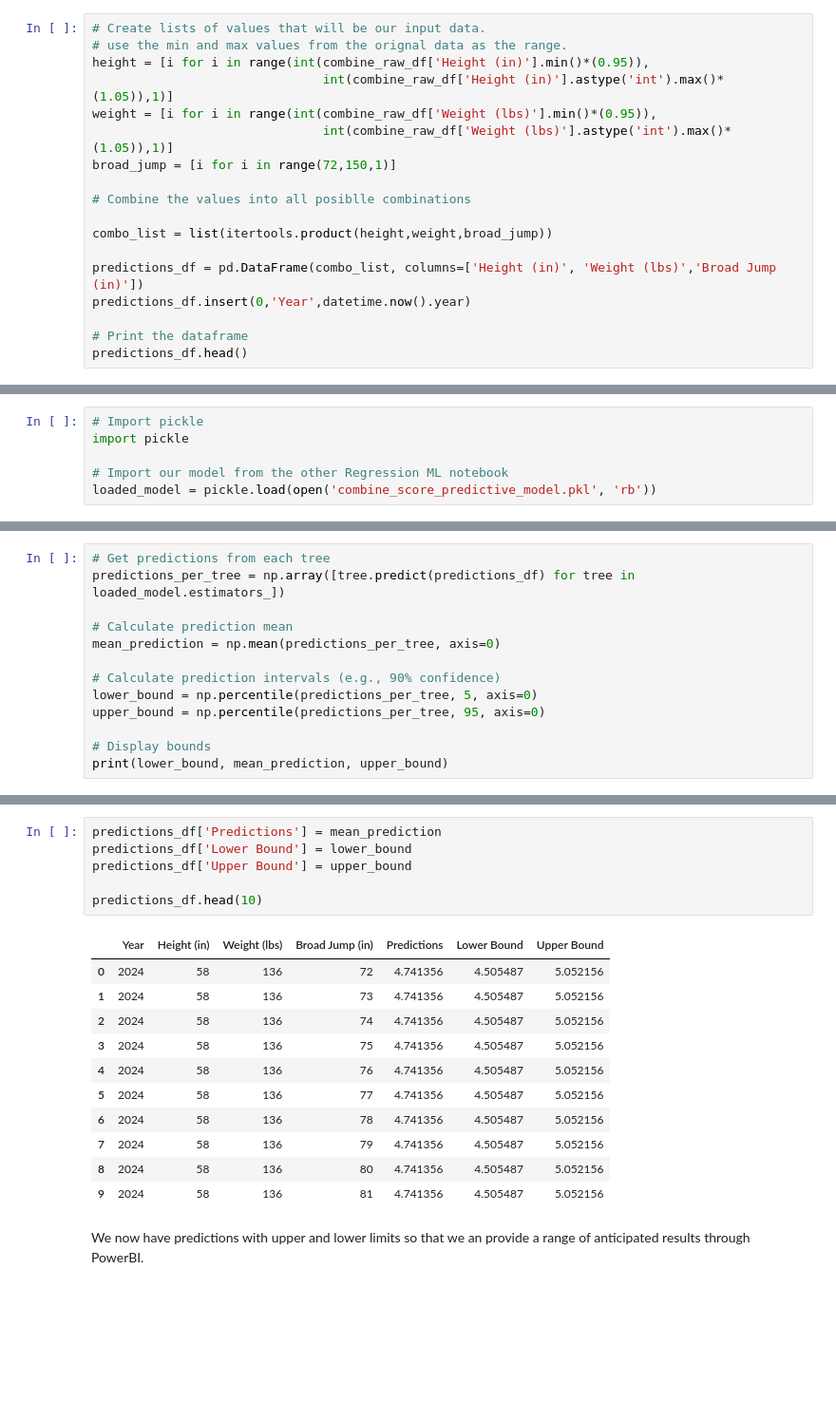
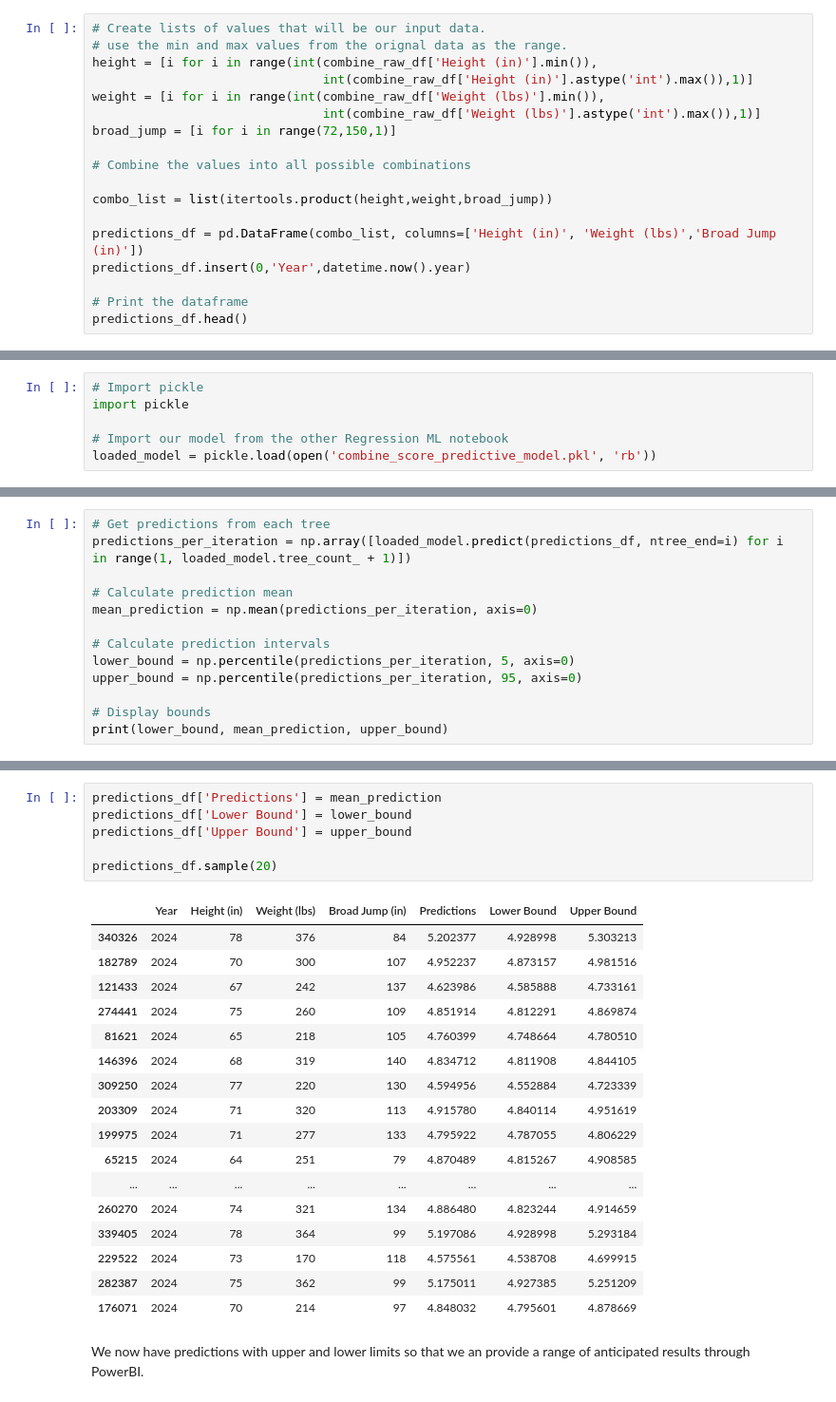
Before and after one commit to seancary62/NFL_Combine, a Jupyter notebook: NFL_Combine_Predict_40_Times.ipynb, the cells around one changed output, grey strips where cells are left out. Shown at 95% size. Cells and saved outputs as stored; diff of their text form; blank space fills up the shorter version.

Commit message:
Adding catboost to classifier and bounds to regression

```diff
--- a/NFL_Combine_Predict_40_Times.ipynb
+++ b/NFL_Combine_Predict_40_Times.ipynb
@@ -23,13 +23,13 @@ Index(['Year', 'Name', 'College', 'POS', 'Height (in)', 'Weight (lbs)', 'BMI',
 # %%
 # Create lists of values that will be our input data.
 # use the min and max values from the orignal data as the range.
-height = [i for i in range(int(combine_raw_df['Height (in)'].min()*(0.95)),
-                               int(combine_raw_df['Height (in)'].astype('int').max()*(1.05)),1)]
-weight = [i for i in range(int(combine_raw_df['Weight (lbs)'].min()*(0.95)),
-                               int(combine_raw_df['Weight (lbs)'].astype('int').max()*(1.05)),1)]
+height = [i for i in range(int(combine_raw_df['Height (in)'].min()),
+                               int(combine_raw_df['Height (in)'].astype('int').max()),1)]
+weight = [i for i in range(int(combine_raw_df['Weight (lbs)'].min()),
+                               int(combine_raw_df['Weight (lbs)'].astype('int').max()),1)]
 broad_jump = [i for i in range(72,150,1)]
 
-# Combine the values into all posiblle combinations
+# Combine the values into all possible combinations
 
 combo_list = list(itertools.product(height,weight,broad_jump))
 
@@ -65,13 +65,13 @@ array([4.74135594, 4.74135594, 4.74135594, ..., 4.98314081, 4.98314081,
 # %%
 # Get predictions from each tree
-predictions_per_tree = np.array([tree.predict(predictions_df) for tree in loaded_model.estimators_])
+predictions_per_iteration = np.array([loaded_model.predict(predictions_df, ntree_end=i) for i in range(1, loaded_model.tree_count_ + 1)])
 
 # Calculate prediction mean
-mean_prediction = np.mean(predictions_per_tree, axis=0)
+mean_prediction = np.mean(predictions_per_iteration, axis=0)
 
-# Calculate prediction intervals (e.g., 90% confidence)
-lower_bound = np.percentile(predictions_per_tree, 5, axis=0)
-upper_bound = np.percentile(predictions_per_tree, 95, axis=0)
+# Calculate prediction intervals
+lower_bound = np.percentile(predictions_per_iteration, 5, axis=0)
+upper_bound = np.percentile(predictions_per_iteration, 95, axis=0)
 
 # Display bounds
 print(lower_bound, mean_prediction, upper_bound)
@@ -80,21 +80,27 @@ print(lower_bound, mean_prediction, upper_bound)
 # %%
 predictions_df['Predictions'] = mean_prediction
 predictions_df['Lower Bound'] = lower_bound
 predictions_df['Upper Bound'] = upper_bound
 
-predictions_df.head(10)
+predictions_df.sample(20)
 # %% [output]
 |  | Year | Height (in) | Weight (lbs) | Broad Jump (in) | Predictions | Lower Bound | Upper Bound |
-| 0 | 2024 | 58 | 136 | 72 | 4.741356 | 4.505487 | 5.052156 |
-| 1 | 2024 | 58 | 136 | 73 | 4.741356 | 4.505487 | 5.052156 |
-| 2 | 2024 | 58 | 136 | 74 | 4.741356 | 4.505487 | 5.052156 |
-| 3 | 2024 | 58 | 136 | 75 | 4.741356 | 4.505487 | 5.052156 |
-| 4 | 2024 | 58 | 136 | 76 | 4.741356 | 4.505487 | 5.052156 |
-| 5 | 2024 | 58 | 136 | 77 | 4.741356 | 4.505487 | 5.052156 |
-| 6 | 2024 | 58 | 136 | 78 | 4.741356 | 4.505487 | 5.052156 |
-| 7 | 2024 | 58 | 136 | 79 | 4.741356 | 4.505487 | 5.052156 |
-| 8 | 2024 | 58 | 136 | 80 | 4.741356 | 4.505487 | 5.052156 |
-| 9 | 2024 | 58 | 136 | 81 | 4.741356 | 4.505487 | 5.052156 |
+| 340326 | 2024 | 78 | 376 | 84 | 5.202377 | 4.928998 | 5.303213 |
+| 182789 | 2024 | 70 | 300 | 107 | 4.952237 | 4.873157 | 4.981516 |
+| 121433 | 2024 | 67 | 242 | 137 | 4.623986 | 4.585888 | 4.733161 |
+| 274441 | 2024 | 75 | 260 | 109 | 4.851914 | 4.812291 | 4.869874 |
+| 81621 | 2024 | 65 | 218 | 105 | 4.760399 | 4.748664 | 4.780510 |
+| 146396 | 2024 | 68 | 319 | 140 | 4.834712 | 4.811908 | 4.844105 |
+| 309250 | 2024 | 77 | 220 | 130 | 4.594956 | 4.552884 | 4.723339 |
+| 203309 | 2024 | 71 | 320 | 113 | 4.915780 | 4.840114 | 4.951619 |
+| 199975 | 2024 | 71 | 277 | 133 | 4.795922 | 4.787055 | 4.806229 |
+| 65215 | 2024 | 64 | 251 | 79 | 4.870489 | 4.815267 | 4.908585 |
+| ... | ... | ... | ... | ... | ... | ... | ... |
+| 260270 | 2024 | 74 | 321 | 134 | 4.886480 | 4.823244 | 4.914659 |
+| 339405 | 2024 | 78 | 364 | 99 | 5.197086 | 4.928998 | 5.293184 |
+| 229522 | 2024 | 73 | 170 | 118 | 4.575561 | 4.538708 | 4.699915 |
+| 282387 | 2024 | 75 | 362 | 99 | 5.175011 | 4.927385 | 5.251209 |
+| 176071 | 2024 | 70 | 214 | 97 | 4.848032 | 4.795601 | 4.878669 |
 # %% [markdown]
 We now have predictions with upper and lower limits so that we an provide a range of anticipated results through PowerBI.
 # %%
```
Also changed, not shown: parts of 4 cells of this notebook, 10 other files.
